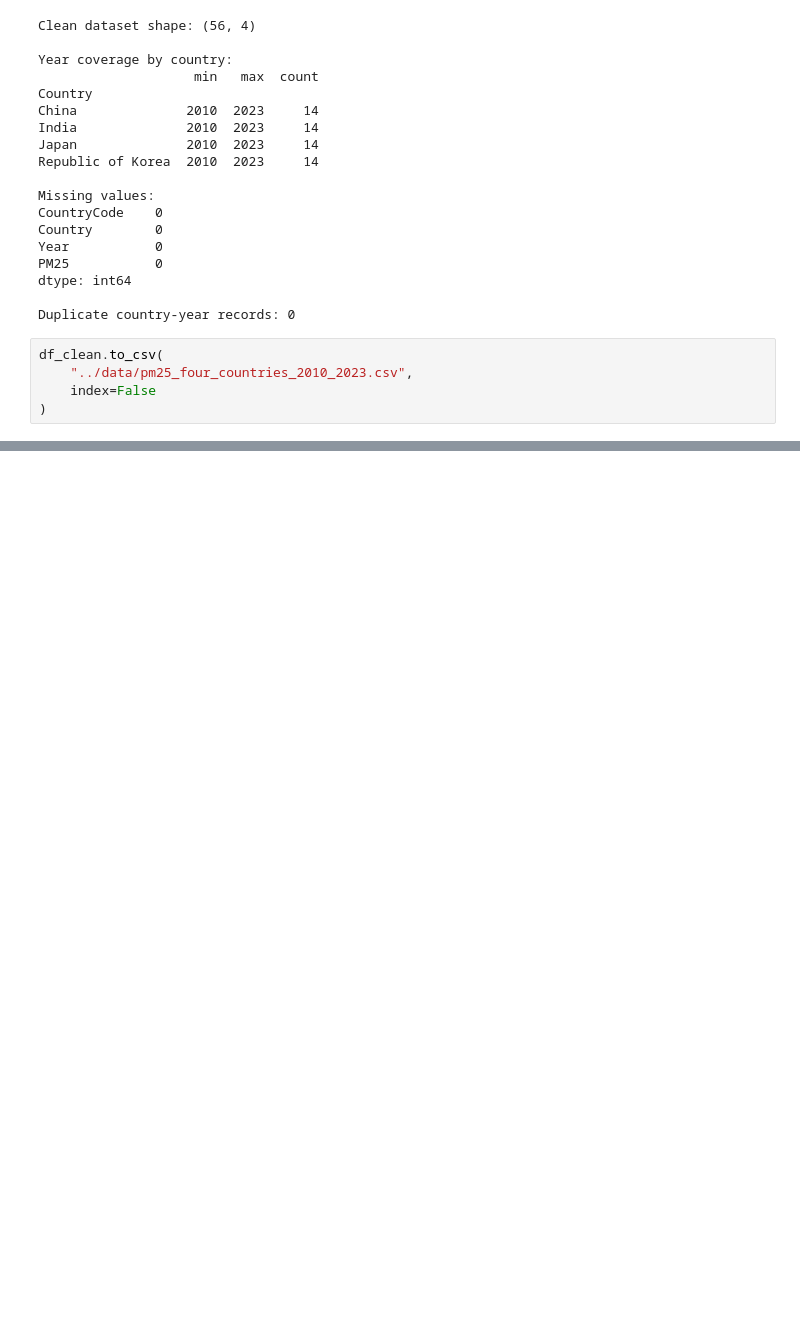
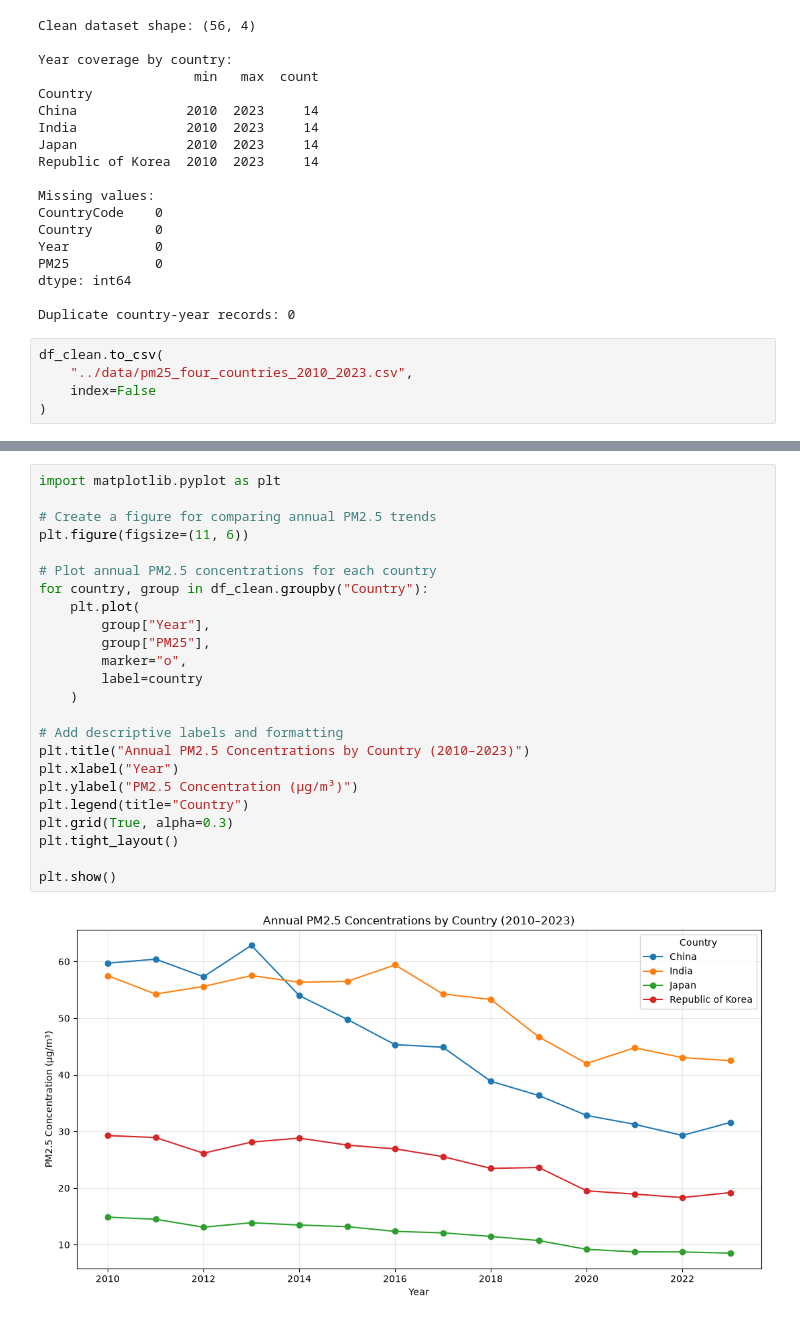
Before and after one commit to Jones-M8/china-pm25-convergence, a Jupyter notebook: notebooks/pm25_analysis.ipynb, the cells around one changed output, grey strips where cells are left out. Cells and saved outputs as stored; diff of their text form; blank space fills up the shorter version.

Commit message:
Add exploratory PM2.5 analysis and visualizations

```diff
--- a/notebooks/pm25_analysis.ipynb
+++ b/notebooks/pm25_analysis.ipynb
@@ -233,0 +278,26 @@ df_clean.to_csv(
+# %%
+import matplotlib.pyplot as plt
+
+# Create a figure for comparing annual PM2.5 trends
+plt.figure(figsize=(11, 6))
+
+# Plot annual PM2.5 concentrations for each country
+for country, group in df_clean.groupby("Country"):
+    plt.plot(
+        group["Year"],
+        group["PM25"],
+        marker="o",
+        label=country
+    )
+
+# Add descriptive labels and formatting
+plt.title("Annual PM2.5 Concentrations by Country (2010–2023)")
+plt.xlabel("Year")
+plt.ylabel("PM2.5 Concentration (µg/m³)")
+plt.legend(title="Country")
+plt.grid(True, alpha=0.3)
+plt.tight_layout()
+
+plt.show()
+# %% [output]
+[figure, added]
```
Also changed, not shown: parts of 18 cells of this notebook.
